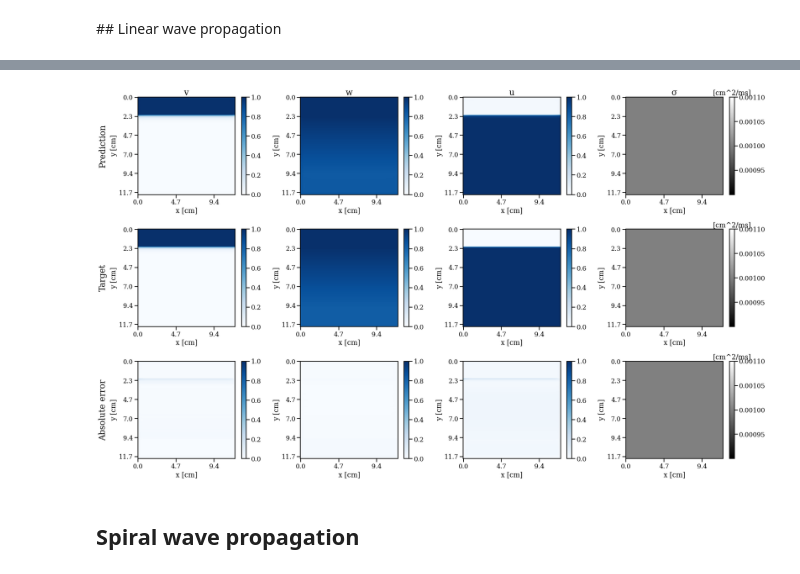
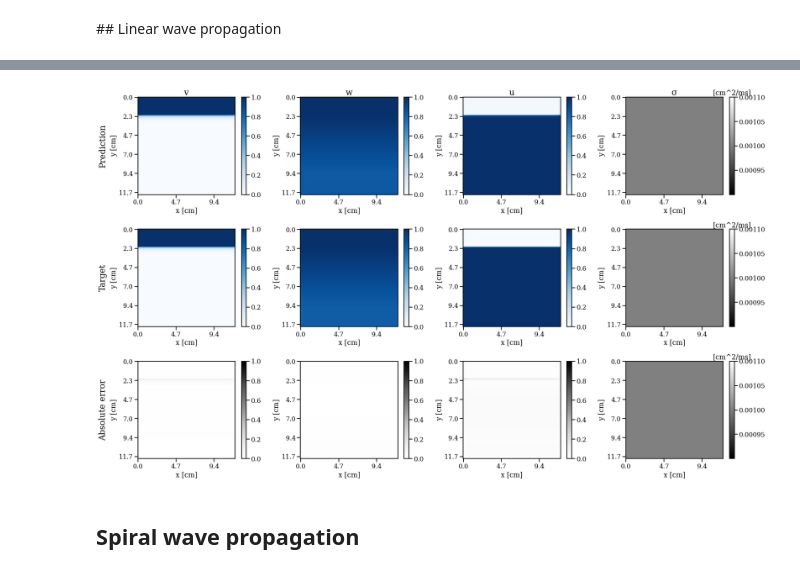
Before and after one commit to epignatelli/cardiax, a Jupyter notebook: experiments/test_homogeneous-conductivity.ipynb, the cells around one changed output, grey strips where cells are left out. Drawn from its saved outputs; the diff is of its cells as text; code cells hidden in the pictures.

```diff
--- a/experiments/test_homogeneous-conductivity.ipynb
+++ b/experiments/test_homogeneous-conductivity.ipynb
@@ -65,6 +65,7 @@ def compare(y_hat, y, diffusivity=None, times=None, **kwargs):
     vmin = kwargs.pop("vmin", 0)
     vmax = kwargs.pop("vmax", 1)
     cmap = kwargs.pop("cmap", "Blues")
+    cmap_loss = kwargs.pop("cmap_loss", "Greys")
     title = kwargs.pop("title", "")
 
 
@@ -86,8 +87,9 @@ def compare(y_hat, y, diffusivity=None, times=None, **kwargs):
 
     for r in range(rows):
         state = cardiax.solve.State(*(states[r].squeeze()))
+        colormap = cmap_loss if r == 2 else cmap
         for c in range(cols - int(diffusivity is not None)):
-            im = ax[r, c].imshow(state[c], vmin=vmin, vmax=vmax, cmap=cmap, **kwargs)
+            im = ax[r, c].imshow(state[c], vmin=vmin, vmax=vmax, cmap=colormap, **kwargs)
             ax[r, c].set_xlabel("x [cm]")
             ax[r, c].set_ylabel("y [cm]")
             ax[r, c].xaxis.set_major_formatter(
@@ -293,17 +301,17 @@ Solved forward propagation to 10000.0ms in: 6.240994215011597s
 # %%
-l1_spiral, j_spiral = get_losses(ys_hat_spiral, ys_spiral)
+l1_spiral, j_spiral = get_losses(ys_hat_linear, ys_linear)
 
 d = jnp.ones((256, 256)) * 0.001
 # animate_state(ys_hat_linear, d)
 # animate_state(ys_linear, d)
 with sns.plotting_context("talk"):
     fig, ax = compare(ys_hat_linear[:, :, 30], ys_linear[:, :, 30], d)
     os.makedirs("results/homogeneous_conductivity", exist_ok=True)
     fig.savefig("results/homogeneous_conductivity/linear.svg")
     fig.savefig("results/homogeneous_conductivity/linear.png")
     plt.show()
 # %% [output]
-[figure, old version]
+[figure, new version]
 # %% [markdown]
 ## Spiral wave propagation
 # %%
```
Also changed, not shown: parts of 5 cells of this notebook, 11 other files.
